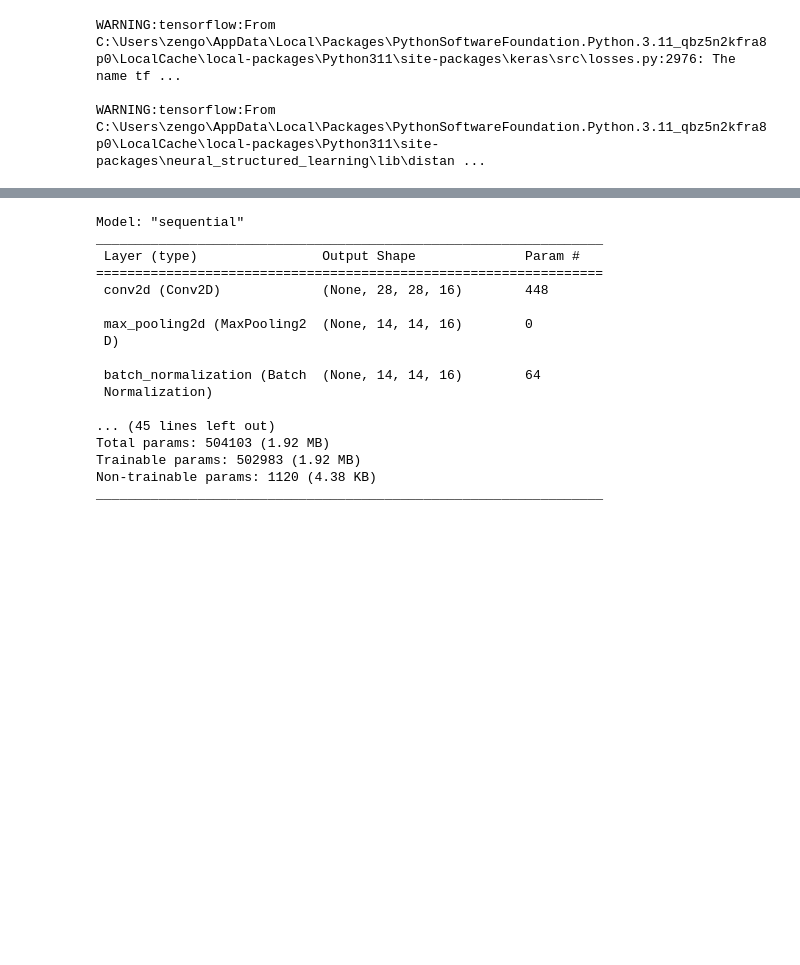
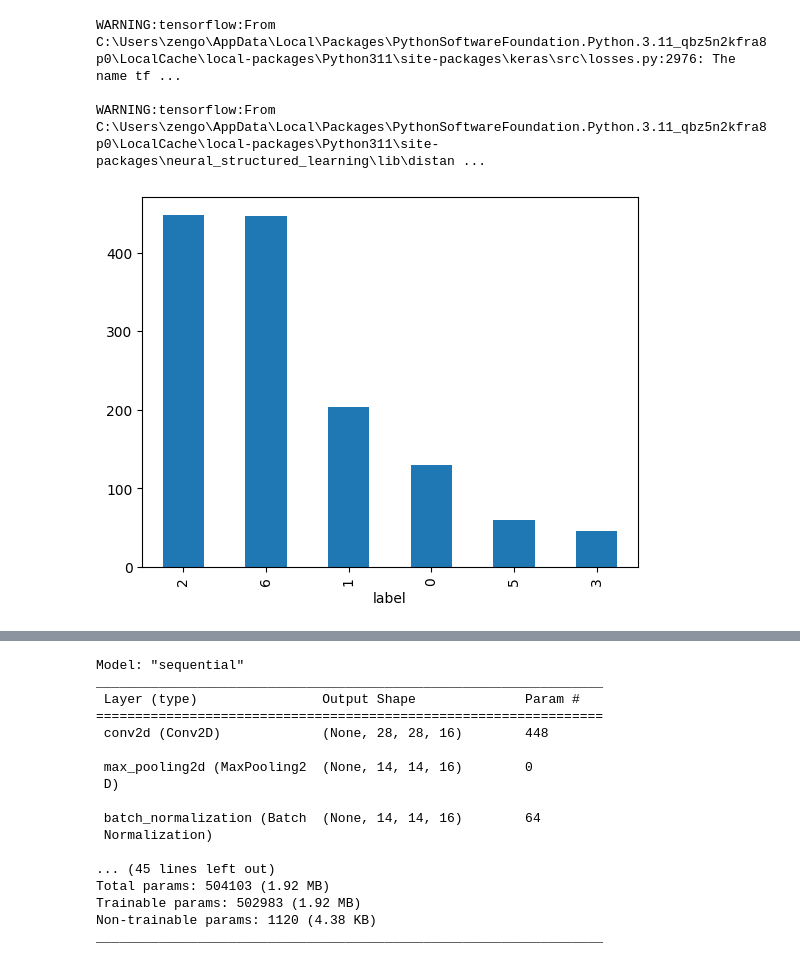
Before and after one commit to zignadCube/DeepLearningProject, a Jupyter notebook: Project.ipynb, the cells around one changed output, grey strips where cells are left out. Drawn from its saved outputs; the diff is of its cells as text; code cells hidden in the pictures; blank space fills up the shorter version.

```diff
--- a/Project.ipynb
+++ b/Project.ipynb
@@ -40,15 +40,36 @@ defended_model_path = 'adv_model_defended.h5'
 # %%
 # Load train and test set into X and Y
 train_set = pd.read_csv(train_path)
 test_set = pd.read_csv(test_path)
+
+label_4_rows = test_set[test_set['label'] == 4]
+other_rows = test_set[test_set['label'] != 4]
+
+# Randomly sample half of the rows with label 4
+sampled_label_4_rows = label_4_rows.sample(frac=0.5, random_state=42)
+
+# Concatenate the sampled label 4 rows with the other rows
+final_test_set = pd.concat([sampled_label_4_rows, other_rows])
+
+# If you want to reset the index of the new DataFrame
+final_test_set.reset_index(drop=True, inplace=True)
+
+
+# save
+train_set.to_csv("dataset\\hmnist_28_28_RGB_train_aug.csv", index=False)
+test_set.to_csv("dataset\\hmnist_28_28_RGB_test_aug.csv", index=False)
+
+train_set.value_counts('label').plot(kind='bar')
 
 y_train = train_set['label']
 x_train = train_set.drop(columns=['label'])
 x_train=np.array(x_train).reshape(-1,28,28,3)
 
 y_test = test_set['label']
 x_test = test_set.drop(columns=['label'])
 x_test=np.array(x_test).reshape(-1,28,28,3)
+# %% [output]
+[figure, added]
 # %%
 # Load the pre-trained model
 model = keras.models.load_model(main_model_path)
```
Also changed, not shown: parts of 17 cells of this notebook, 3 other files.
